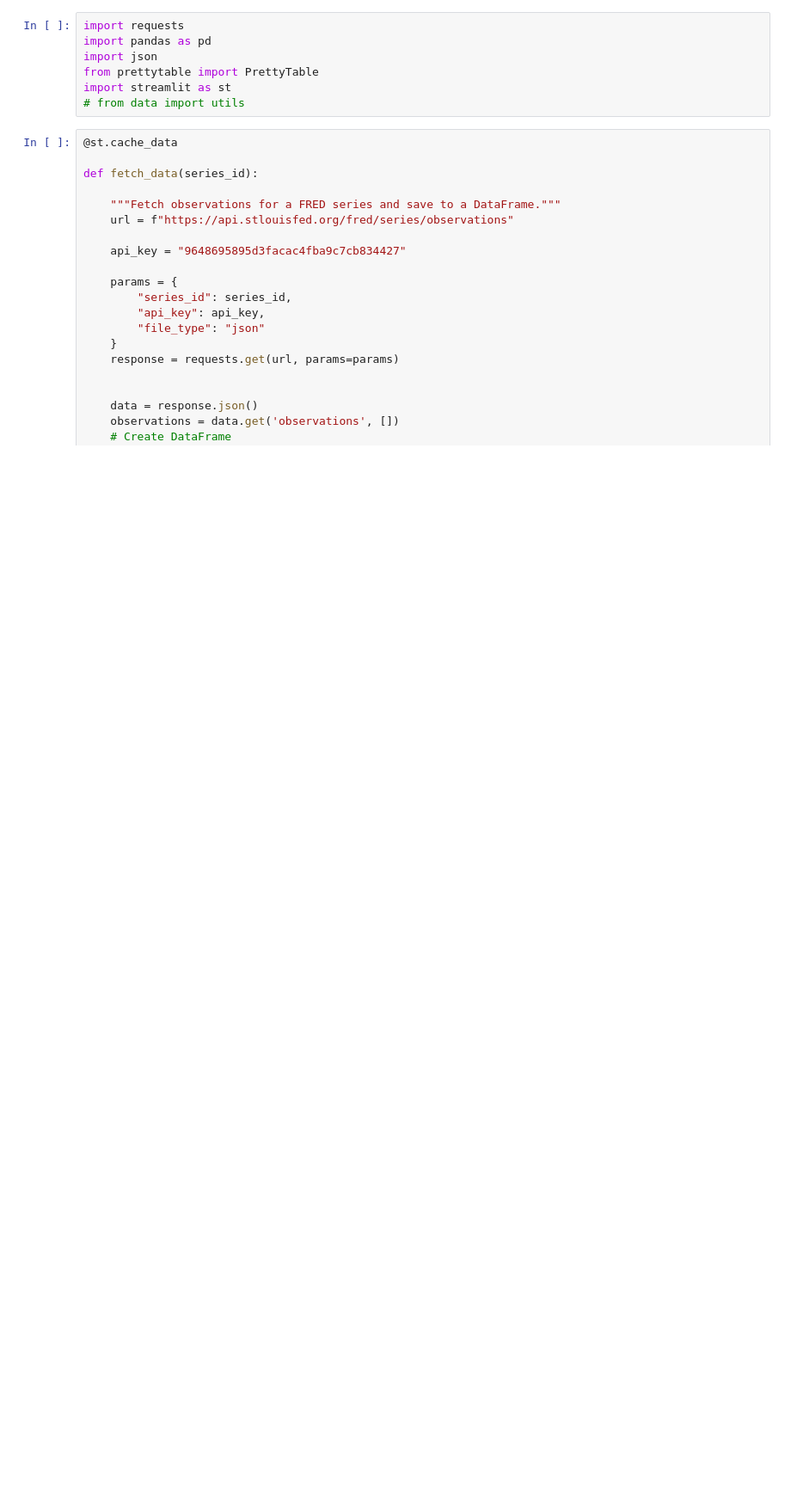
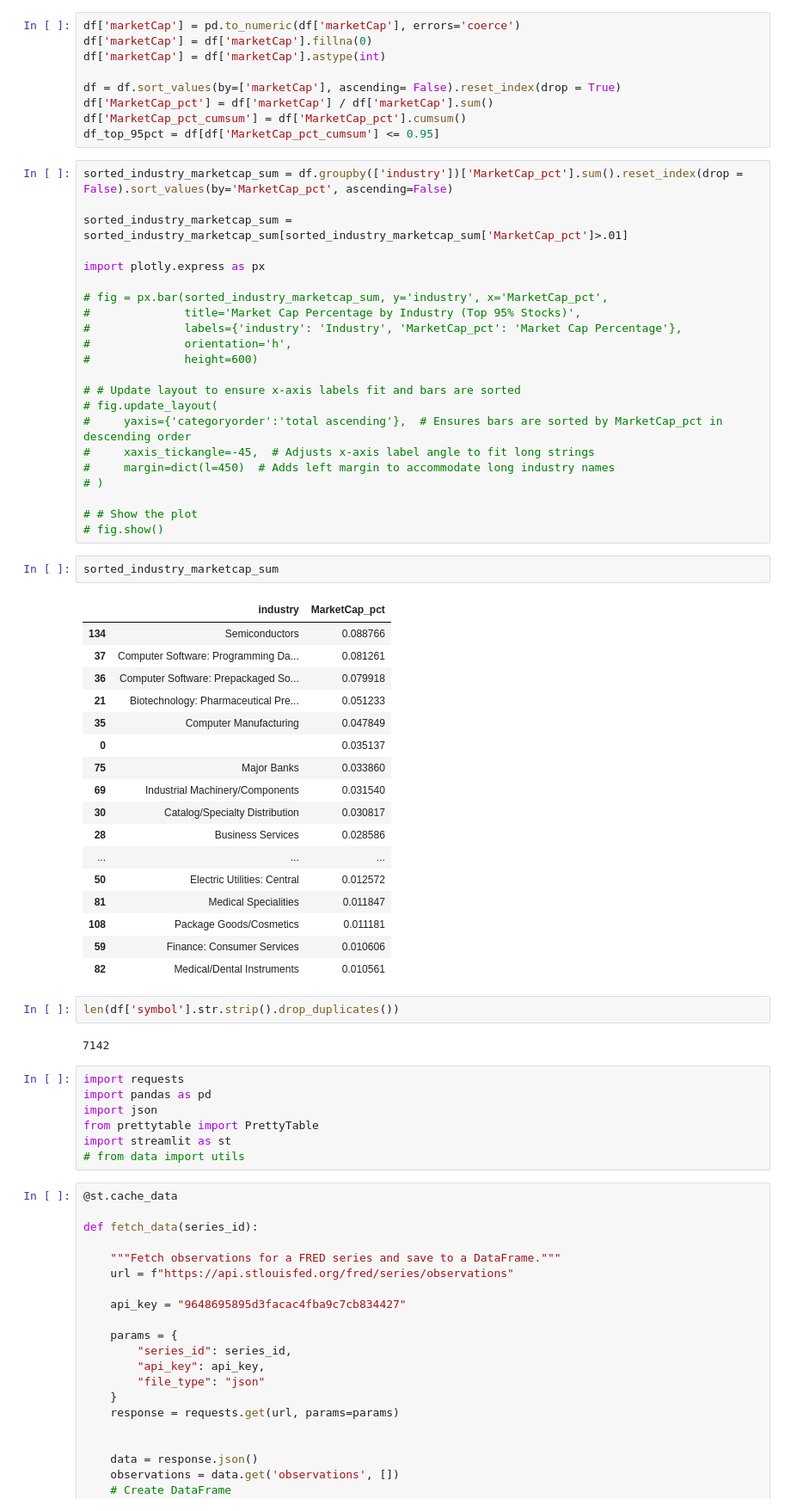
Before and after one commit to double-tea-l/ecom-indicator-dash, a Jupyter notebook: data/temp_indicators.ipynb, the cells around one changed output. Shown: that part at 86% size. Saved outputs shown, nothing was run; the diff lists cells and outputs as text; blank space fills up the shorter version.

```diff
--- a/data/temp_indicators.ipynb
+++ b/data/temp_indicators.ipynb
@@ -3,3 +38,58 @@
+# %%
+df['marketCap'] = pd.to_numeric(df['marketCap'], errors='coerce')
+df['marketCap'] = df['marketCap'].fillna(0)
+df['marketCap'] = df['marketCap'].astype(int)
+
+df = df.sort_values(by=['marketCap'], ascending= False).reset_index(drop = True)
+df['MarketCap_pct'] = df['marketCap'] / df['marketCap'].sum()
+df['MarketCap_pct_cumsum'] = df['MarketCap_pct'].cumsum()
+df_top_95pct = df[df['MarketCap_pct_cumsum'] <= 0.95]
+# %%
+sorted_industry_marketcap_sum = df.groupby(['industry'])['MarketCap_pct'].sum().reset_index(drop = False).sort_values(by='MarketCap_pct', ascending=False)
+
+sorted_industry_marketcap_sum = sorted_industry_marketcap_sum[sorted_industry_marketcap_sum['MarketCap_pct']>.01]
+
+import plotly.express as px
+
+# fig = px.bar(sorted_industry_marketcap_sum, y='industry', x='MarketCap_pct',
+#              title='Market Cap Percentage by Industry (Top 95% Stocks)',
+#              labels={'industry': 'Industry', 'MarketCap_pct': 'Market Cap Percentage'},
+#              orientation='h',
+#              height=600)
+
+# # Update layout to ensure x-axis labels fit and bars are sorted
+# fig.update_layout(
+#     yaxis={'categoryorder':'total ascending'},  # Ensures bars are sorted by MarketCap_pct in descending order
+#     xaxis_tickangle=-45,  # Adjusts x-axis label angle to fit long strings
+#     margin=dict(l=450)  # Adds left margin to accommodate long industry names
+# )
+
+# # Show the plot
+# fig.show()
+# %%
+sorted_industry_marketcap_sum
+# %% [output]
+|  | industry | MarketCap_pct |
+| 134 | Semiconductors | 0.088766 |
+| 37 | Computer Software: Programming Da... | 0.081261 |
+| 36 | Computer Software: Prepackaged So... | 0.079918 |
+| 21 | Biotechnology: Pharmaceutical Pre... | 0.051233 |
+| 35 | Computer Manufacturing | 0.047849 |
+| 0 |  | 0.035137 |
+| 75 | Major Banks | 0.033860 |
+| 69 | Industrial Machinery/Components | 0.031540 |
+| 30 | Catalog/Specialty Distribution | 0.030817 |
+| 28 | Business Services | 0.028586 |
+| ... | ... | ... |
+| 50 | Electric Utilities: Central | 0.012572 |
+| 81 | Medical Specialities | 0.011847 |
+| 108 | Package Goods/Cosmetics | 0.011181 |
+| 59 | Finance: Consumer Services | 0.010606 |
+| 82 | Medical/Dental Instruments | 0.010561 |
+# %%
+len(df['symbol'].str.strip().drop_duplicates())
+# %% [output]
+7142
 # %%
 import requests
 import pandas as pd
```
Also changed, not shown: parts of 6 cells of this notebook.
